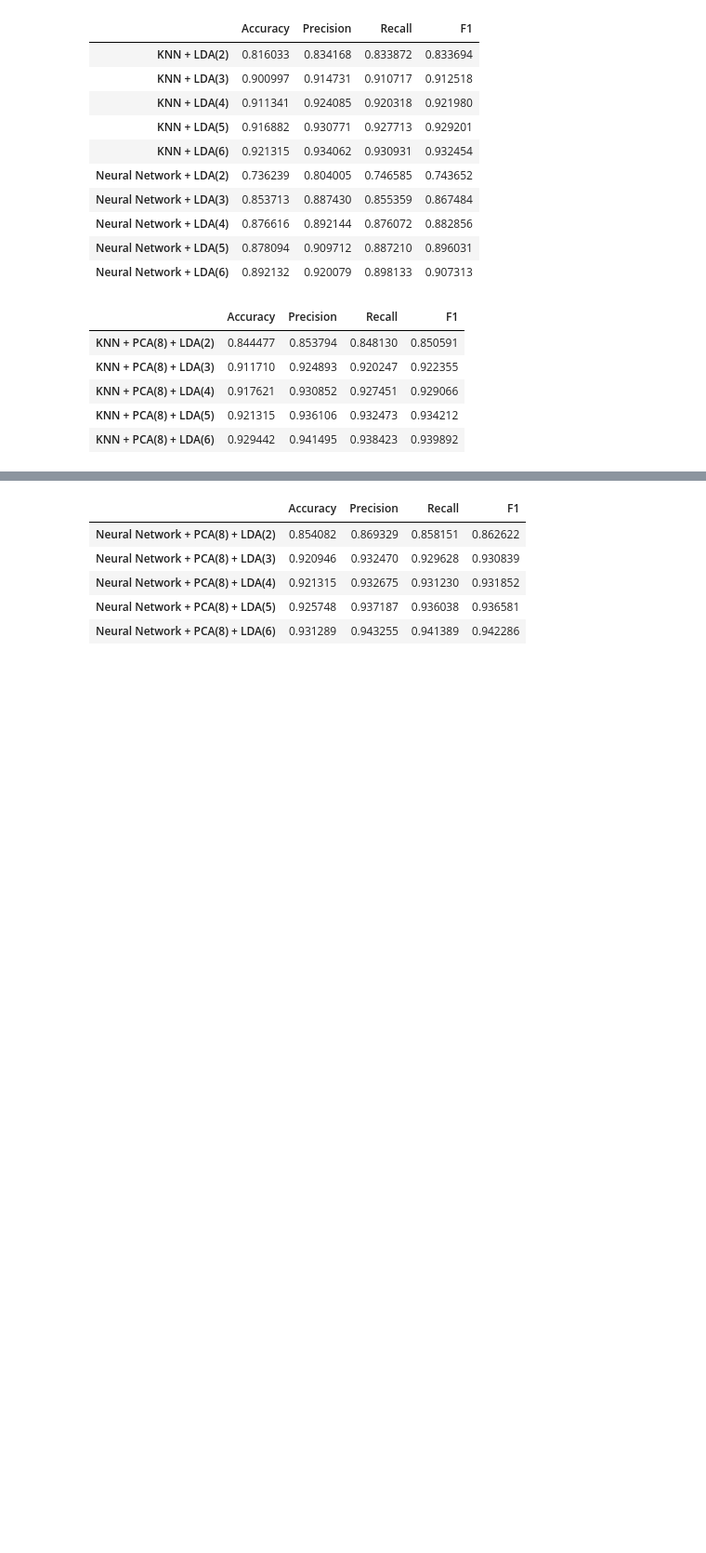
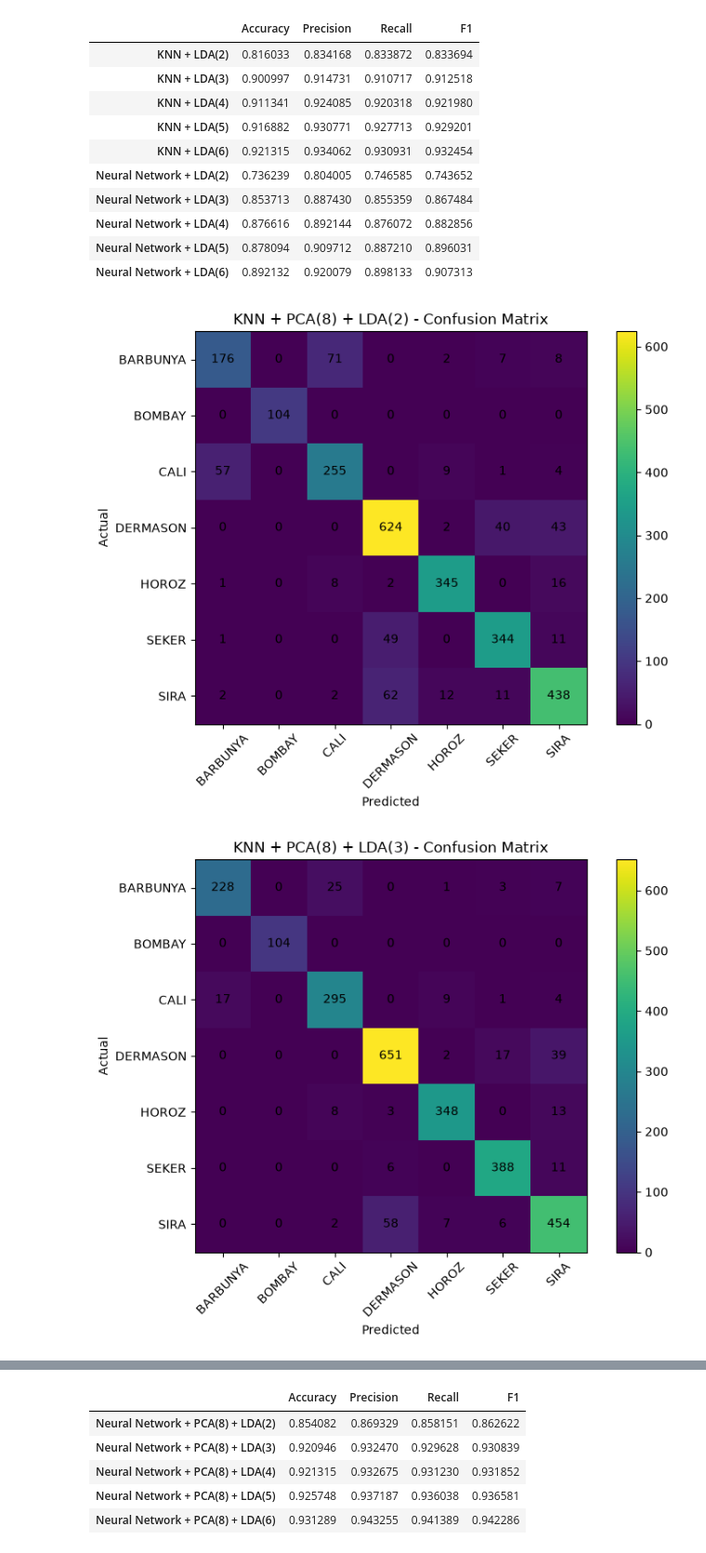
Before and after one commit to pvq-vn/dry-bean-ml, a Jupyter notebook: notebooks/05_lda.ipynb, the cells around one changed output, grey strips where cells are left out. Shown at 93% size. Cells and saved outputs as stored; diff of their text form; code cells hidden in the pictures; blank space fills up the shorter version.

Commit message:
Update notebooks and save experiment comparison results

```diff
--- a/notebooks/05_lda.ipynb
+++ b/notebooks/05_lda.ipynb
@@ -146,6 +146,8 @@ X_train_pca = pca.transform(X_train)
 X_test_pca = pca.transform(X_test)
 # %%
 pca_lda_results = {}
+pca_lda_predictions = {}
+pca_lda_confusion_matrices = {}
 # %%
 for k in n_components_values:
 
@@ -164,8 +166,13 @@ for k in n_components_values:
     knn.fit(X_train_pca_lda, y_train)
 
     y_pred = knn.predict(X_test_pca_lda)
+    model_name = f"KNN + PCA(8) + LDA({k})"
 
-    model_name = f"KNN + PCA(8) + LDA({k})"
+    pca_lda_predictions[model_name] = y_pred
+    pca_lda_confusion_matrices[model_name] = confusion_matrix(
+        y_test,
+        y_pred
+    )
 
     pca_lda_results[model_name] = {
         "Accuracy": accuracy(y_test, y_pred),
@@ -173,14 +180,3 @@ for k in n_components_values:
         "Recall": recall(y_test, y_pred),
         "F1": f1_score(y_test, y_pred),
     }
-# %%
-pca_lda_results_df = pd.DataFrame(pca_lda_results).T
-
-pca_lda_results_df
-# %% [output]
-|  | Accuracy | Precision | Recall | F1 |
-| KNN + PCA(8) + LDA(2) | 0.844477 | 0.853794 | 0.848130 | 0.850591 |
-| KNN + PCA(8) + LDA(3) | 0.911710 | 0.924893 | 0.920247 | 0.922355 |
-| KNN + PCA(8) + LDA(4) | 0.917621 | 0.930852 | 0.927451 | 0.929066 |
-| KNN + PCA(8) + LDA(5) | 0.921315 | 0.936106 | 0.932473 | 0.934212 |
-| KNN + PCA(8) + LDA(6) | 0.929442 | 0.941495 | 0.938423 | 0.939892 |
@@ -186,0 +190,39 @@ pca_lda_results_df
+# %%
+for model_name, cm in pca_lda_confusion_matrices.items():
+
+    plt.figure(figsize=(8, 6))
+
+    plt.imshow(cm)
+
+    plt.title(f"{model_name} - Confusion Matrix")
+    plt.xlabel("Predicted")
+    plt.ylabel("Actual")
+
+    plt.xticks(
+        range(len(classes)),
+        classes,
+        rotation=45
+    )
+
+    plt.yticks(
+        range(len(classes)),
+        classes
+    )
+
+    plt.colorbar()
+
+    for i in range(cm.shape[0]):
+        for j in range(cm.shape[1]):
+            plt.text(
+                j,
+                i,
+                cm[i, j],
+                ha="center",
+                va="center"
+            )
+
+    plt.tight_layout()
+    plt.show()
+# %% [output]
+[figure, added]
+[figure, added]
```
Also changed, not shown: parts of 2 cells of this notebook, 7 other files.
